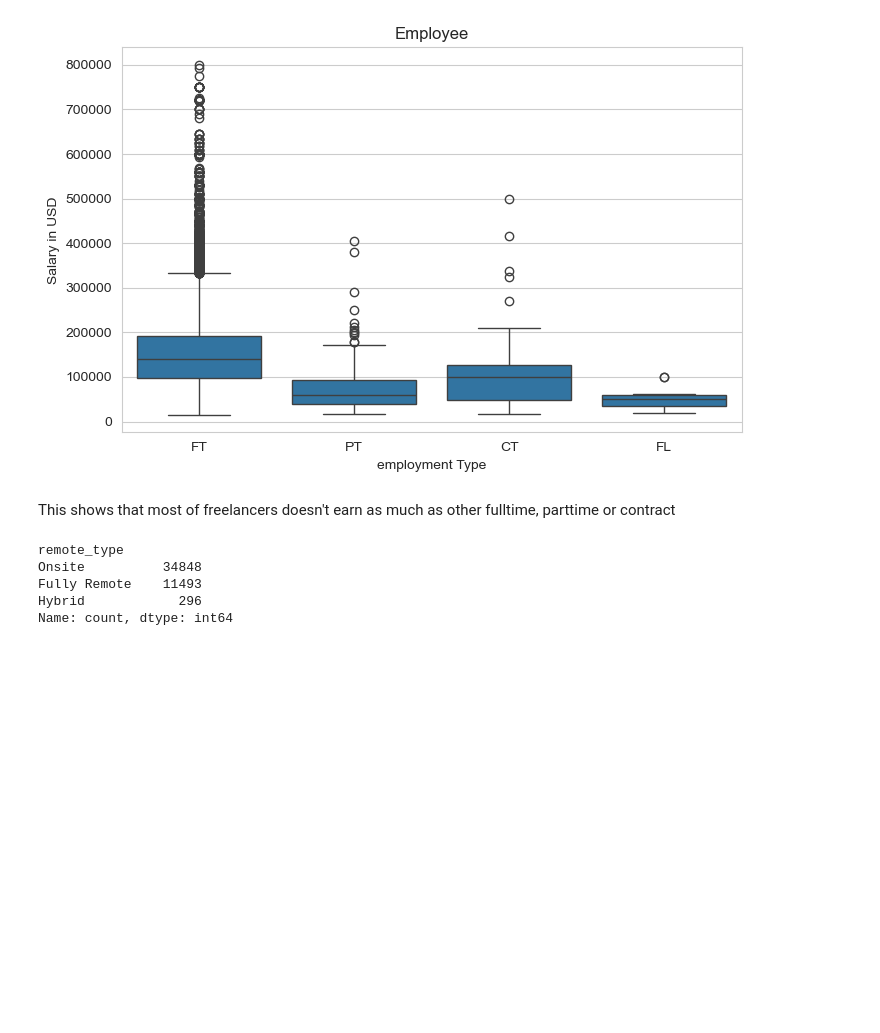
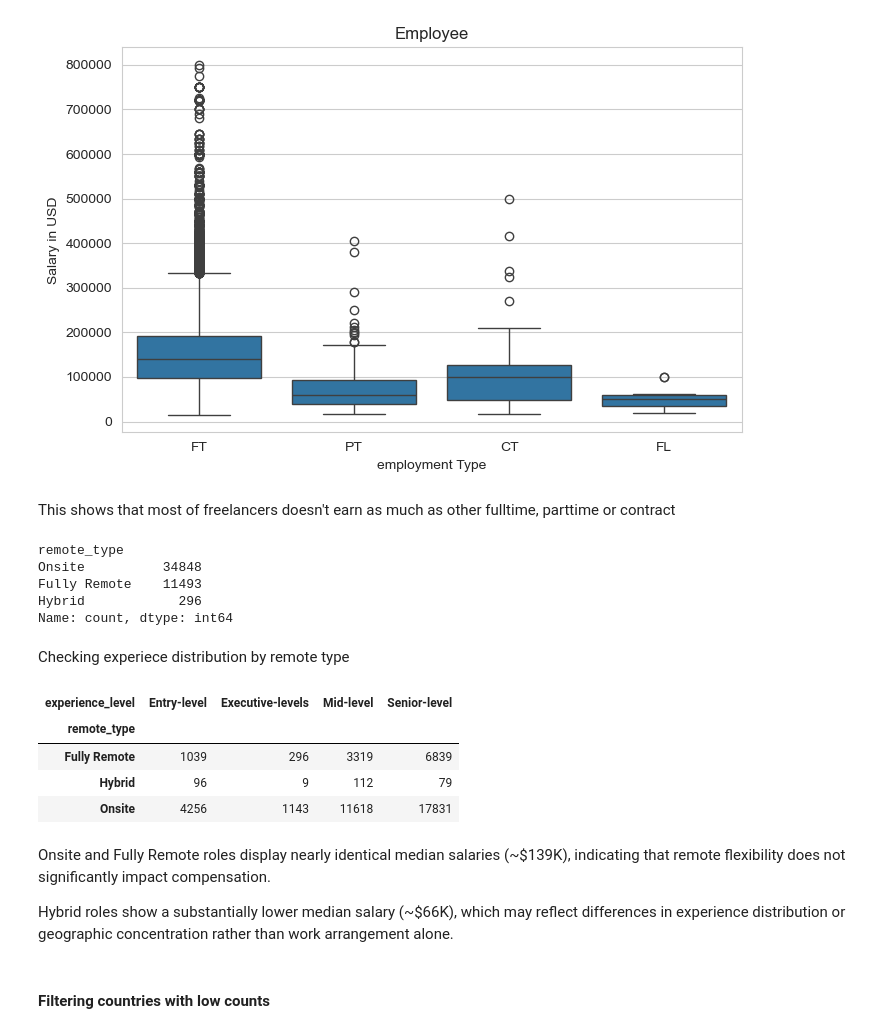
Before and after one commit to IshanWijekoon/global-job-market-analysis, a Jupyter notebook: notebooks/job_market_analysis.ipynb, the cells around one changed output. Saved outputs shown, nothing was run; the diff lists cells and outputs as text; code cells hidden in the pictures; blank space fills up the shorter version.

```diff
--- a/notebooks/job_market_analysis.ipynb
+++ b/notebooks/job_market_analysis.ipynb
@@ -525,3 +507,19 @@ Onsite          34848
 Fully Remote    11493
 Hybrid            296
 Name: count, dtype: int64
+# %% [markdown]
+Checking experiece distribution by remote type
+# %%
+pd.crosstab(df['remote_type'], df['experience_level'])
+# %% [output]
+| experience_level | Entry-level | Executive-levels | Mid-level | Senior-level |
+| remote_type |  |  |  |  |
+| Fully Remote | 1039 | 296 | 3319 | 6839 |
+| Hybrid | 96 | 9 | 112 | 79 |
+| Onsite | 4256 | 1143 | 11618 | 17831 |
+# %% [markdown]
+Onsite and Fully Remote roles display nearly identical median salaries (~$139K), indicating that remote flexibility does not significantly impact compensation.
+
+Hybrid roles show a substantially lower median salary (~$66K), which may reflect differences in experience distribution or geographic concentration rather than work arrangement alone.
+# %% [markdown]
+#### Filtering countries with low counts
```
Also changed, not shown: parts of 11 cells of this notebook.
